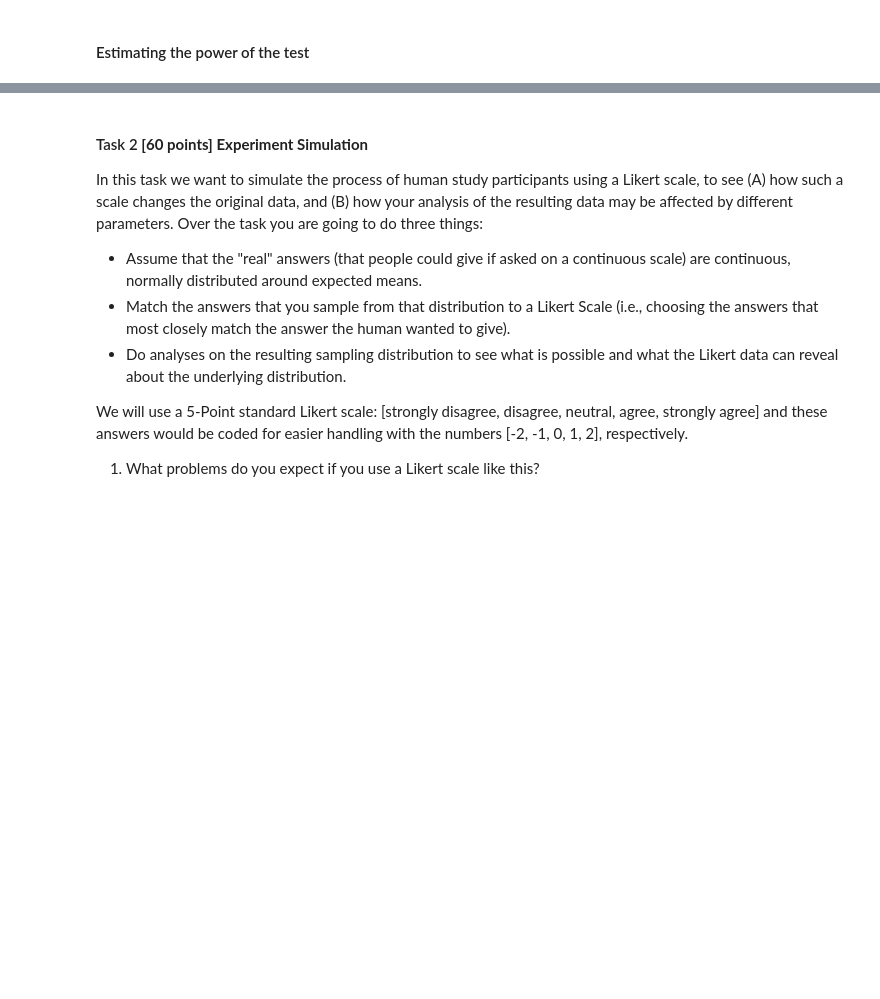
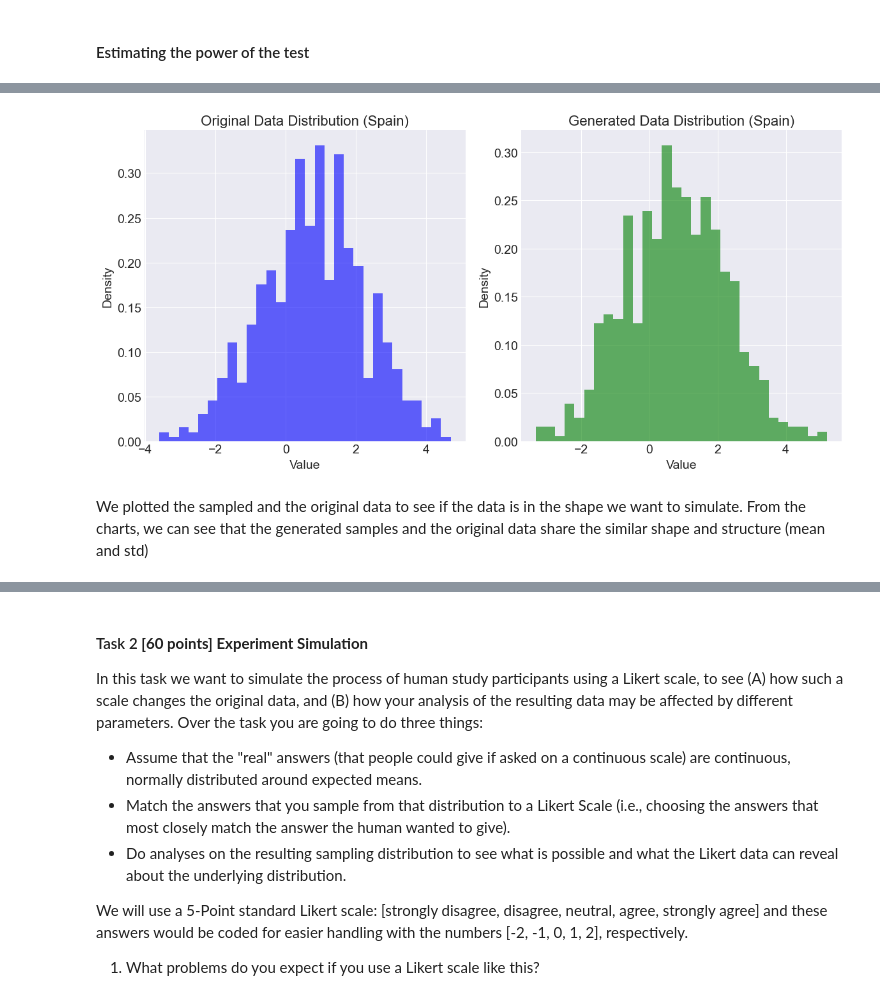
Before and after one commit to mpn1008/RM_assignments, a Jupyter notebook: RM_A05_Group_B/RM_A05_Group.ipynb, the cells around one changed output, grey strips where cells are left out. Saved outputs shown, nothing was run; the diff lists cells and outputs as text; code cells hidden in the pictures; blank space fills up the shorter version.

```diff
--- a/RM_A05_Group_B/RM_A05_Group.ipynb
+++ b/RM_A05_Group_B/RM_A05_Group.ipynb
@@ -379,0 +338,23 @@ Generated Std Dev: 1.40
+# %%
+sample_data = generate_group2_samples(spain_df['CHANGE'])
+# Plot the original 'CHANGE' data and the generated leptokurtic data for comparison
+plt.figure(figsize=(12, 6))
+
+plt.subplot(1, 2, 1)
+plt.hist(spain_df['CHANGE'], bins=30, density=True, alpha=0.6, color='b')
+plt.title('Original Data Distribution (Spain)')
+plt.xlabel('Value')
+plt.ylabel('Density')
+
+plt.subplot(1, 2, 2)
+plt.hist(sample_data, bins=30, density=True, alpha=0.6, color='g')
+plt.title('Generated Data Distribution (Spain)')
+plt.xlabel('Value')
+plt.ylabel('Density')
+
+plt.tight_layout()
+plt.show()
+# %% [output]
+[figure, added]
+# %% [markdown]
+We plotted the sampled and the original data to see if the data is in the shape we want to simulate. From the charts, we can see that the generated samples and the original data share the similar shape and structure (mean and std)
```
Also changed, not shown: parts of 22 cells of this notebook.
